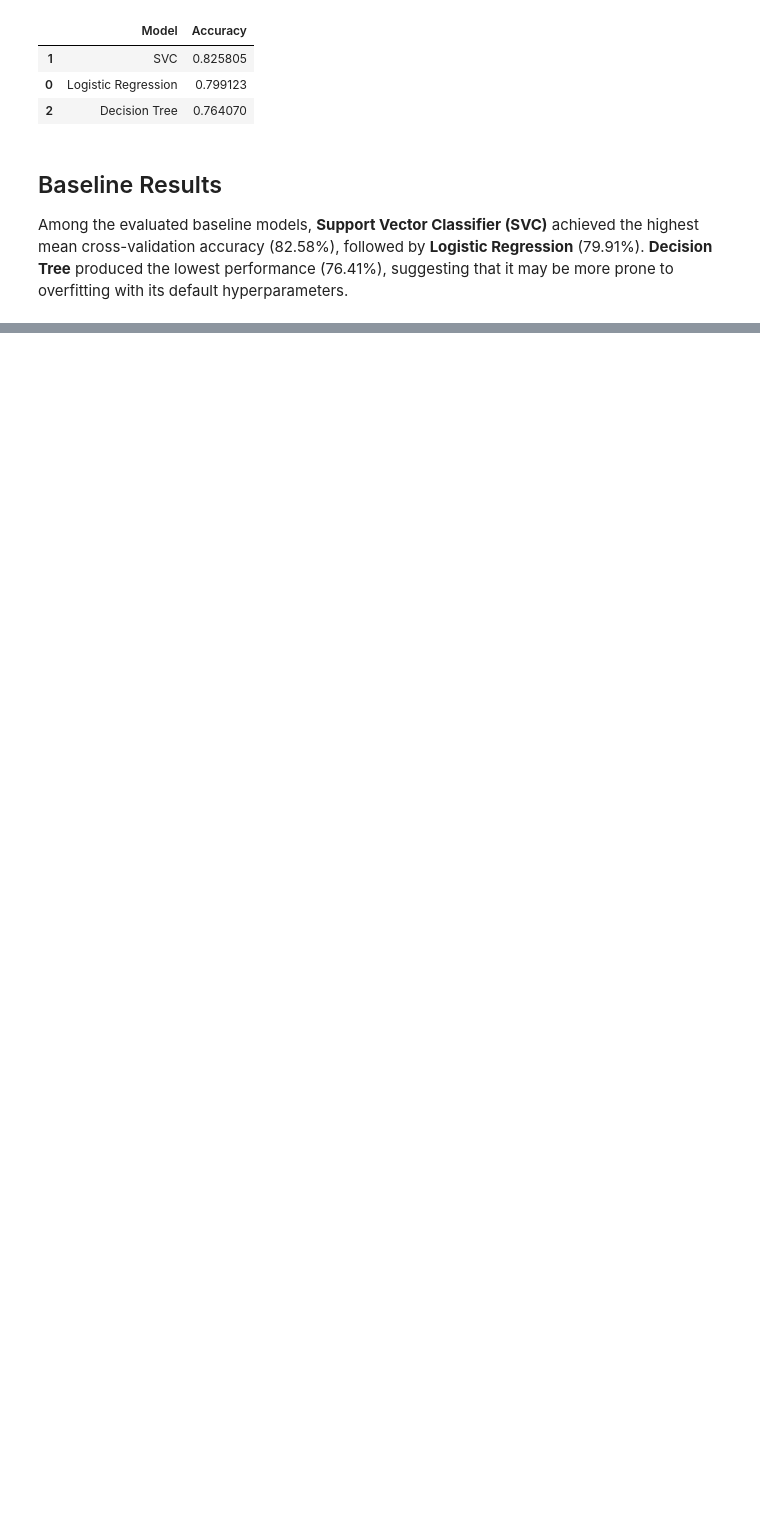
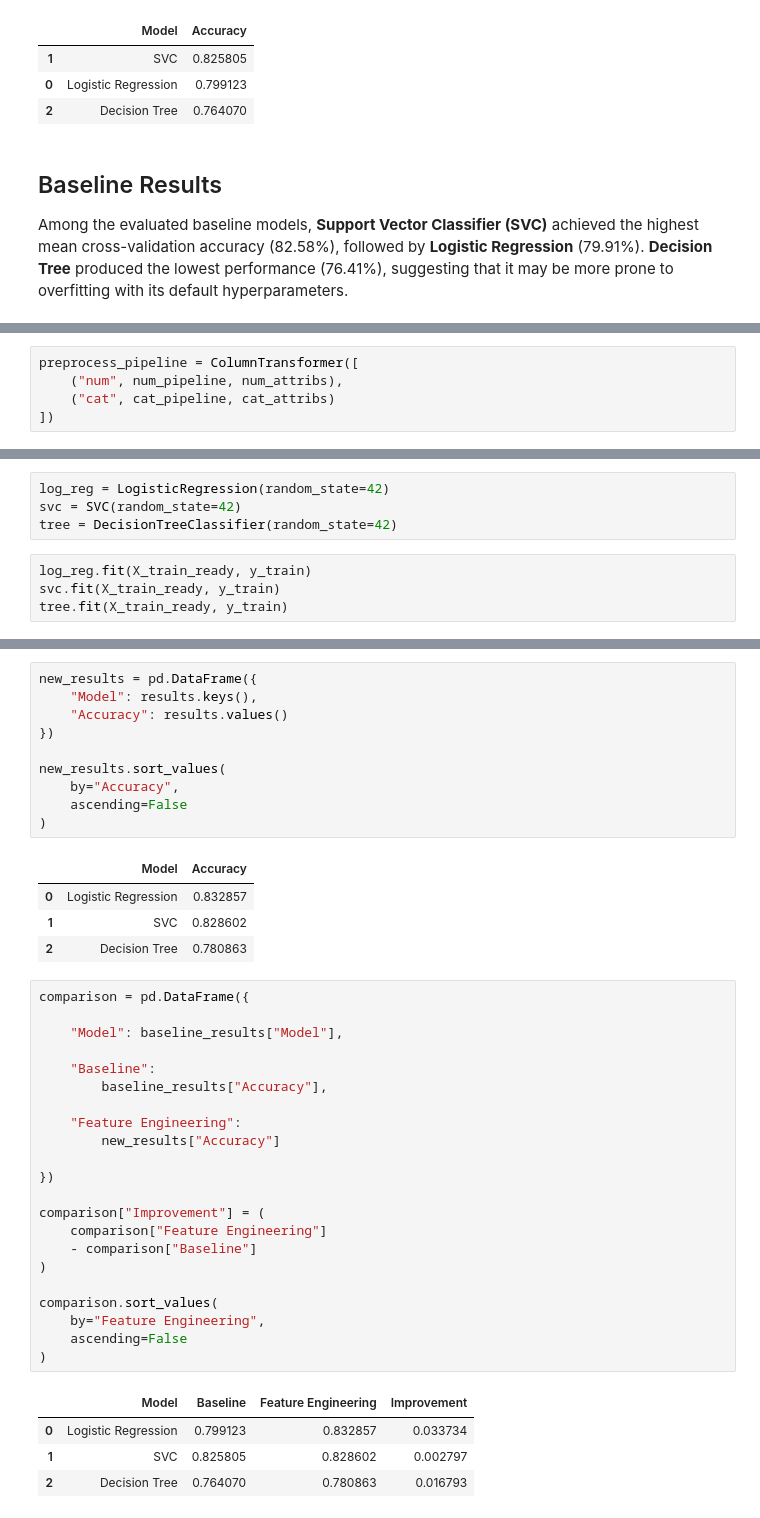
Before and after one commit to mustafa-al-soufi/Titanic, a Jupyter notebook: notebooks/titanic.ipynb, the cells around one changed output, grey strips where cells are left out. Drawn from its saved outputs; the diff is of its cells as text; blank space fills up the shorter version.

Commit message:
Add feature engineering

```diff
--- a/notebooks/titanic.ipynb
+++ b/notebooks/titanic.ipynb
@@ -521,0 +737,5 @@ Among the evaluated baseline models, **Support Vector Classifier (SVC)** achieve
+# %%
+preprocess_pipeline = ColumnTransformer([
+    ("num", num_pipeline, num_attribs),
+    ("cat", cat_pipeline, cat_attribs)
+])
@@ -521,0 +750,8 @@ Among the evaluated baseline models, **Support Vector Classifier (SVC)** achieve
+# %%
+log_reg = LogisticRegression(random_state=42)
+svc = SVC(random_state=42)
+tree = DecisionTreeClassifier(random_state=42)
+# %%
+log_reg.fit(X_train_ready, y_train)
+svc.fit(X_train_ready, y_train)
+tree.fit(X_train_ready, y_train)
@@ -521,0 +785,42 @@ Among the evaluated baseline models, **Support Vector Classifier (SVC)** achieve
+# %%
+new_results = pd.DataFrame({
+    "Model": results.keys(),
+    "Accuracy": results.values()
+})
+
+new_results.sort_values(
+    by="Accuracy",
+    ascending=False
+)
+# %% [output]
+|  | Model | Accuracy |
+| 0 | Logistic Regression | 0.832857 |
+| 1 | SVC | 0.828602 |
+| 2 | Decision Tree | 0.780863 |
+# %%
+comparison = pd.DataFrame({
+
+    "Model": baseline_results["Model"],
+
+    "Baseline":
+        baseline_results["Accuracy"],
+
+    "Feature Engineering":
+        new_results["Accuracy"]
+
+})
+
+comparison["Improvement"] = (
+    comparison["Feature Engineering"]
+    - comparison["Baseline"]
+)
+
+comparison.sort_values(
+    by="Feature Engineering",
+    ascending=False
+)
+# %% [output]
+|  | Model | Baseline | Feature Engineering | Improvement |
+| 0 | Logistic Regression | 0.799123 | 0.832857 | 0.033734 |
+| 1 | SVC | 0.825805 | 0.828602 | 0.002797 |
+| 2 | Decision Tree | 0.764070 | 0.780863 | 0.016793 |
```
Also changed, not shown: parts of 26 cells of this notebook.
